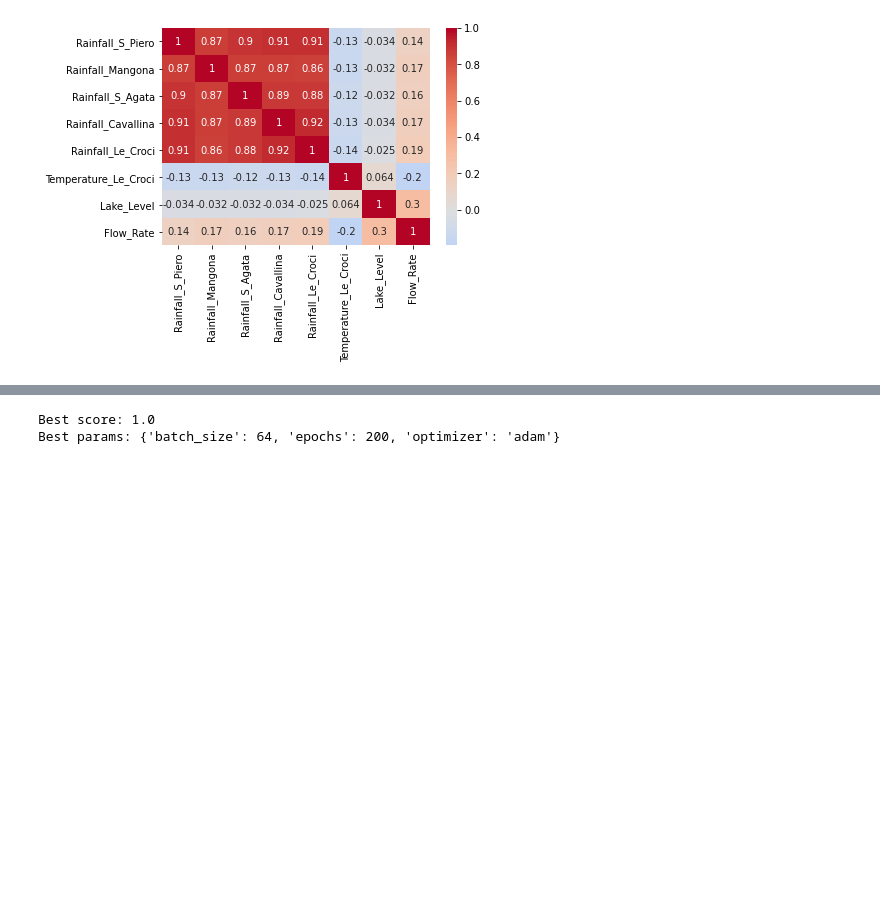
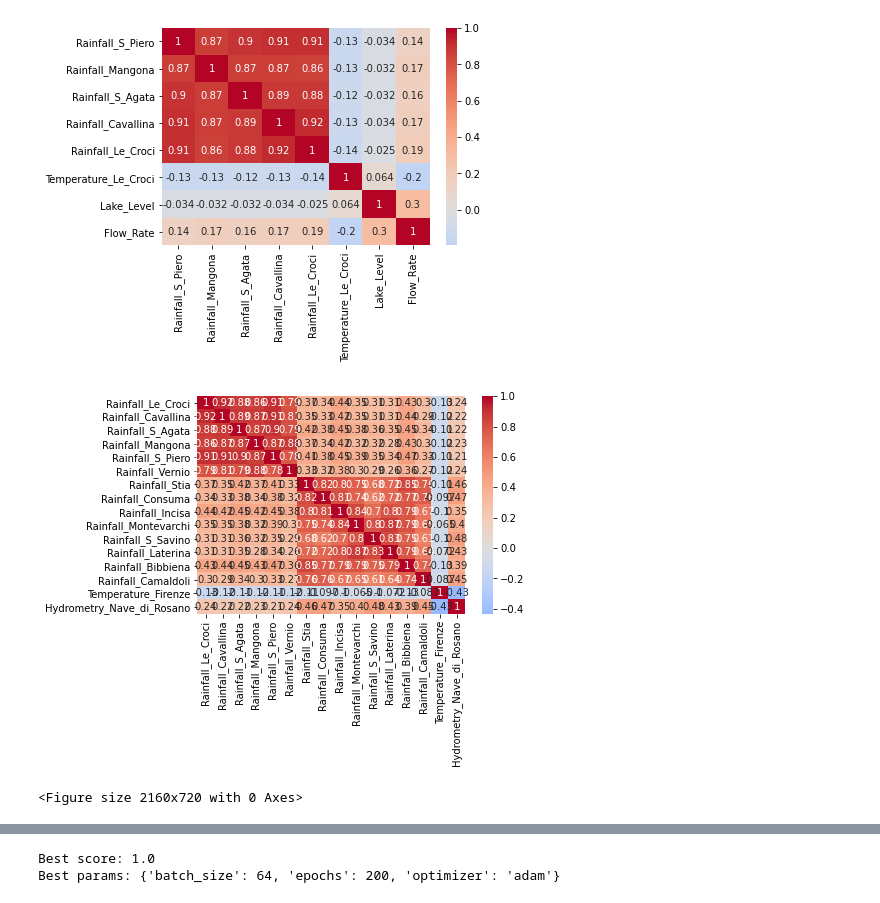
Before and after one commit to mike-ze/machine_learning_codes, a Jupyter notebook: Waterbody Feature Prediction/Acea Water Analytics.ipynb, the cells around one changed output, grey strips where cells are left out. Cells and saved outputs as stored; diff of their text form; code cells hidden in the pictures; blank space fills up the shorter version.

```diff
--- a/Waterbody Feature Prediction/Acea Water Analytics.ipynb
+++ b/Waterbody Feature Prediction/Acea Water Analytics.ipynb
@@ -56,6 +93,13 @@ sns.heatmap(data_lb.corr(), annot = True, cmap='coolwarm', center=0)
 plt.show()
 # %% [output]
 [figure]
+# %%
+sns.heatmap(data_ra.corr(), annot = True, cmap='coolwarm', center=0)
+plt.figure(figsize=(30,10))
+plt.show()
+# %% [output]
+[figure, added]
+<Figure size 2160x720 with 0 Axes>
 # %%
 # Drop rows with NaN value
 data_lb.dropna(inplace=True)
```
Also changed, not shown: parts of 4 cells of this notebook, 2 other files.
